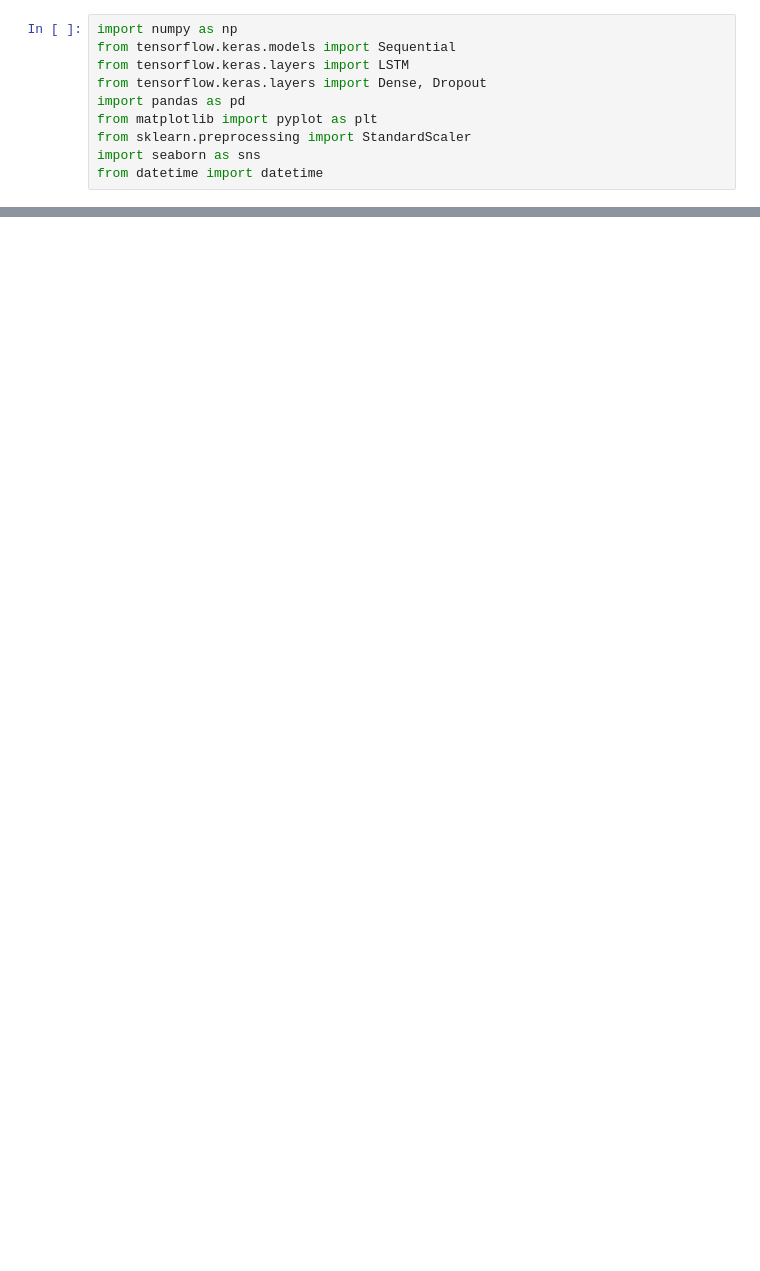
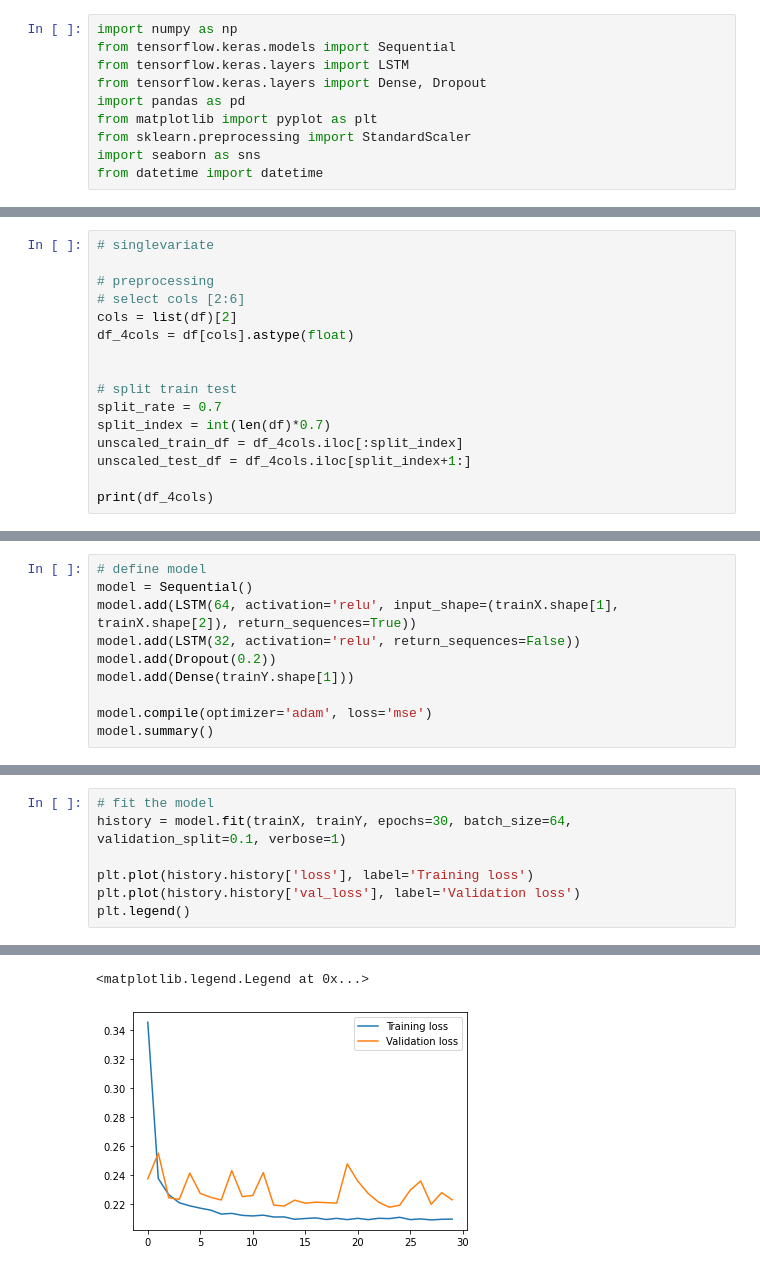
Before and after one commit to JasonWong9362/HSBC_miniproj, a Jupyter notebook: Lstm_multivariate_ts_forecasting.ipynb, the cells around one changed output, grey strips where cells are left out. Drawn from its saved outputs; the diff is of its cells as text; blank space fills up the shorter version.

```diff
--- a/Lstm_multivariate_ts_forecasting.ipynb
+++ b/Lstm_multivariate_ts_forecasting.ipynb
@@ -270,0 +323,16 @@ ValueError: Found input variables with inconsistent numbers of samples: [96, 90]
+# %%
+# singlevariate
+
+# preprocessing
+# select cols [2:6]
+cols = list(df)[2]
+df_4cols = df[cols].astype(float)
+
+
+# split train test
+split_rate = 0.7
+split_index = int(len(df)*0.7)
+unscaled_train_df = df_4cols.iloc[:split_index]
+unscaled_test_df = df_4cols.iloc[split_index+1:]
+
+print(df_4cols)
@@ -270,0 +402,10 @@ ValueError: Found input variables with inconsistent numbers of samples: [96, 90]
+# %%
+# define model
+model = Sequential()
+model.add(LSTM(64, activation='relu', input_shape=(trainX.shape[1], trainX.shape[2]), return_sequences=True))
+model.add(LSTM(32, activation='relu', return_sequences=False))
+model.add(Dropout(0.2))
+model.add(Dense(trainY.shape[1]))
+
+model.compile(optimizer='adam', loss='mse')
+model.summary()
@@ -270,0 +429,8 @@ ValueError: Found input variables with inconsistent numbers of samples: [96, 90]
+# %%
+# fit the model
+history = model.fit(trainX, trainY, epochs=30, batch_size=64, validation_split=0.1, verbose=1)
+
+plt.plot(history.history['loss'], label='Training loss')
+plt.plot(history.history['val_loss'], label='Validation loss')
+plt.legend()
+# %% [output]
@@ -270,0 +454,2 @@ ValueError: Found input variables with inconsistent numbers of samples: [96, 90]
+<matplotlib.legend.Legend at 0x...>
+[figure, added]
```
Also changed, not shown: parts of 26 cells of this notebook, 1 other file.
